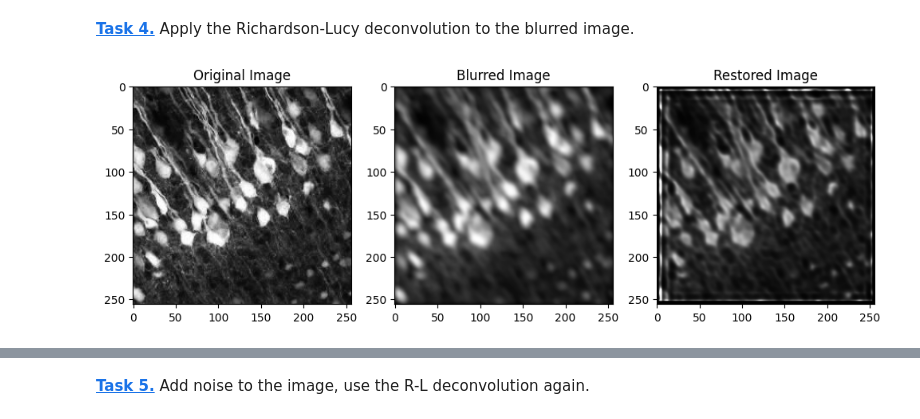
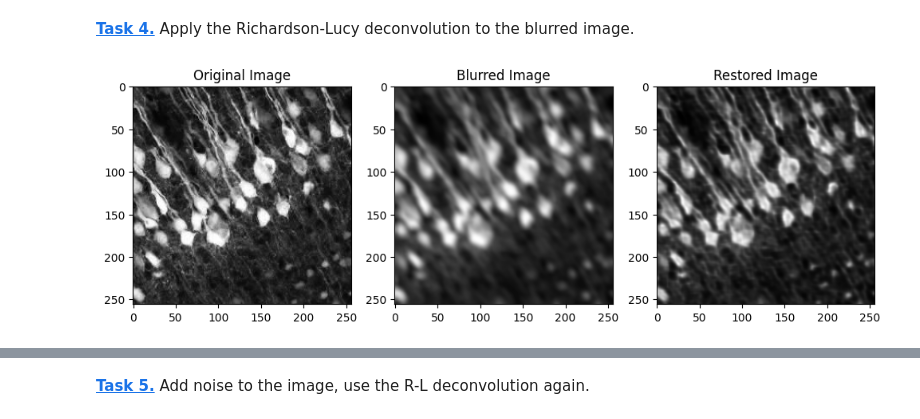
Before and after one commit to JonasSchenker/mobi-fs5-python, a Jupyter notebook: deconvolution.ipynb, the cells around one changed output, grey strips where cells are left out. Drawn from its saved outputs; the diff is of its cells as text; code cells hidden in the pictures.

```diff
--- a/deconvolution.ipynb
+++ b/deconvolution.ipynb
@@ -48,7 +48,7 @@ plt.imshow(create_psf(psf_size), 'gray')
 # %% [markdown]
 Apply the second psf to the image:
 # %%
-conv_img_gauss  = conv(img, create_psf(psf_size), mode='same')
+conv_img_gauss  = conv(img, create_psf(psf_size), mode='same', boundary='symm')
 
 plt.imshow(conv_img_gauss, 'gray')
 plt.show()
@@ -59,11 +59,18 @@ plt.show()
 # %%
 def richardson_lucy_deconvolution(image, psf, n_iterations):
     img_deconv = np.full(image.shape, 0.5)
-
-    psf_flipped = np.flip(psf)
+    psf_flipped = np.flip(psf) # psf_flipped = np.flip(psf) (P* in Formel).
 
     for _ in range(n_iterations):
-        img_deconv = img_deconv * (conv(image / conv(img_deconv, psf, mode='same'), psf_flipped, mode='same'))
+        img_deconv = img_deconv * (conv(image / conv(img_deconv, psf, mode='same', boundary='symm'), psf_flipped, mode='same', boundary='symm')) # h(t+1) = h(t) · (g / (h(t) ∗ P)) ∗ P*
+
+# h(t) = deconvolvierte Schätzung des Originalbildes bei Iteration t
+# g = verschwommenes Eingabebild (beobachtete Daten)
+# P = Point Spread Function (PSF, der "Blur-Kernel")
+# P* = flip(P), die gespiegelte PSF
+# ∗ = Faltungsoperation (convolution)
+# / = elementweise Division
+# · = elementweise Multiplikation
 
     img_deconv = img_deconv.clip(0,1)
     return img_deconv
@@ -71,22 +78,22 @@ def richardson_lucy_deconvolution(image, psf, n_iterations):
 **[Task 4.]()** Apply the Richardson-Lucy deconvolution to the blurred image.
 # %%
 # Restore the image using your IDFT function and display it
-deconv_img = richardson_lucy_deconvolution(conv_img_gauss, create_psf(psf_size), 30)
+deconv_img = richardson_lucy_deconvolution(conv_img_gauss, create_psf(psf_size), 100)
 
 # Display the original, the blurred, and the restored image side by
 # side. Try different values for the number of iterations for the R-L algorithm
 
 plt.figure(figsize=(12, 4))
 plt.subplot(1, 3, 1)
 plt.title('Original Image')
 plt.imshow(img, 'gray')
 plt.subplot(1, 3, 2)
 plt.title('Blurred Image')
 plt.imshow(conv_img_gauss, 'gray')
 plt.subplot(1, 3, 3)
 plt.title('Restored Image')
 plt.imshow(deconv_img, 'gray')
 plt.show()
 # %% [output]
-[figure, old version]
+[figure, new version]
 # %%
```
Also changed, not shown: parts of 6 cells of this notebook.
